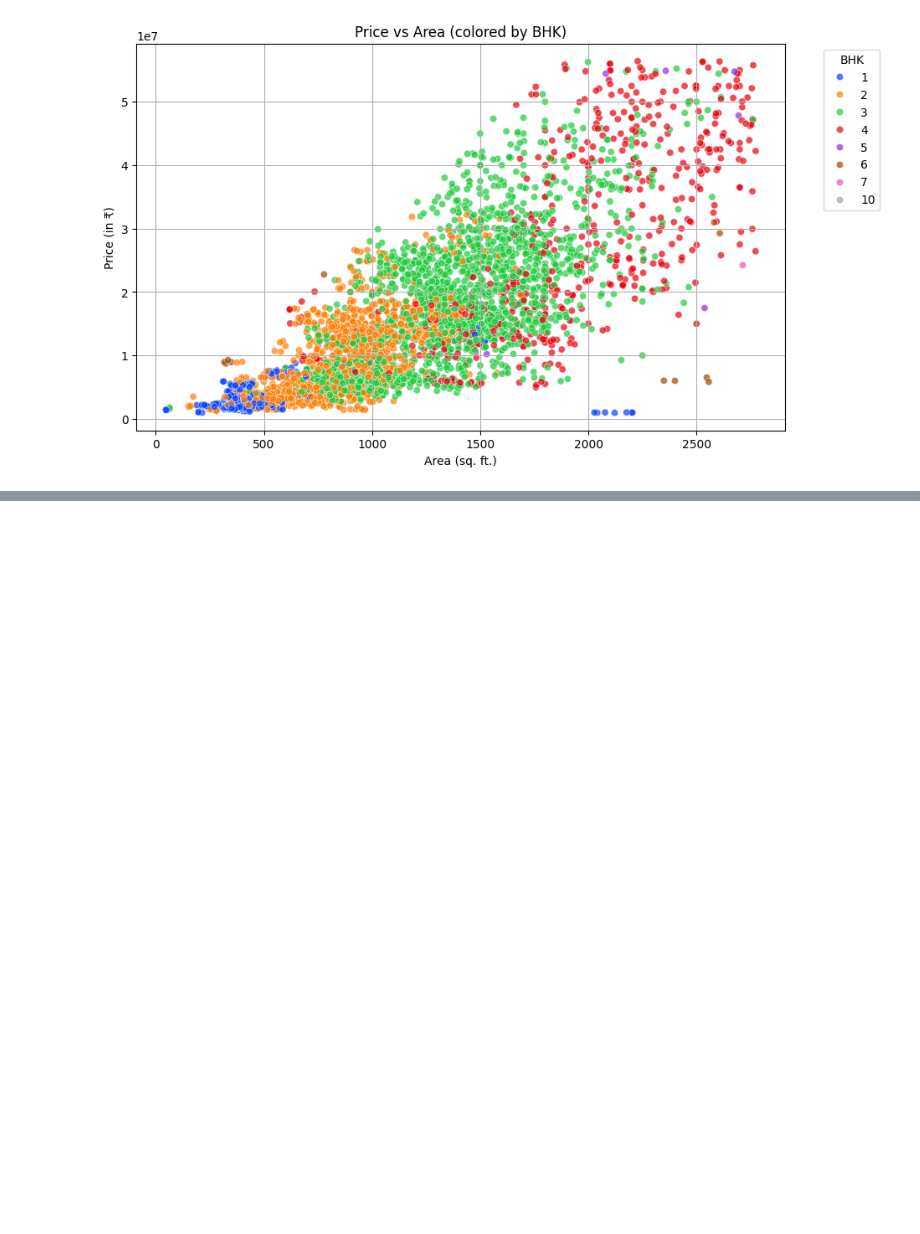
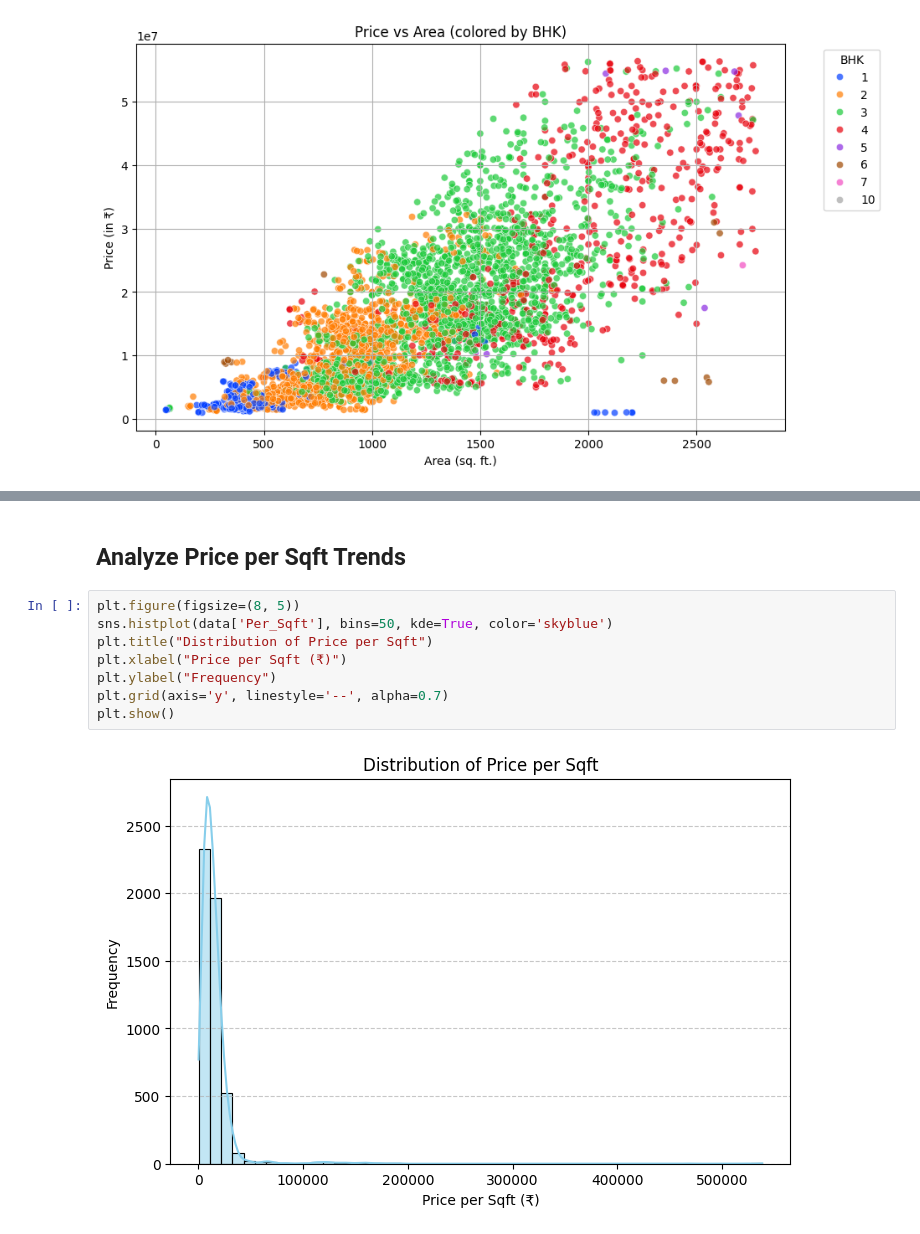
Before and after one commit to vandita-yadav/Indian-Real-Estate-Price-Analysis-Insights, a Jupyter notebook: CA2_VanditaYadav.ipynb, the cells around one changed output, grey strips where cells are left out. Saved outputs shown, nothing was run; the diff lists cells and outputs as text; blank space fills up the shorter version.

```diff
--- a/CA2_VanditaYadav.ipynb
+++ b/CA2_VanditaYadav.ipynb
@@ -277,0 +344,12 @@ plt.show()
+# %% [markdown]
+## Analyze Price per Sqft Trends
+# %%
+plt.figure(figsize=(8, 5))
+sns.histplot(data['Per_Sqft'], bins=50, kde=True, color='skyblue')
+plt.title("Distribution of Price per Sqft")
+plt.xlabel("Price per Sqft (₹)")
+plt.ylabel("Frequency")
+plt.grid(axis='y', linestyle='--', alpha=0.7)
+plt.show()
+# %% [output]
+[figure, added]
```
Also changed, not shown: parts of 14 cells of this notebook.
